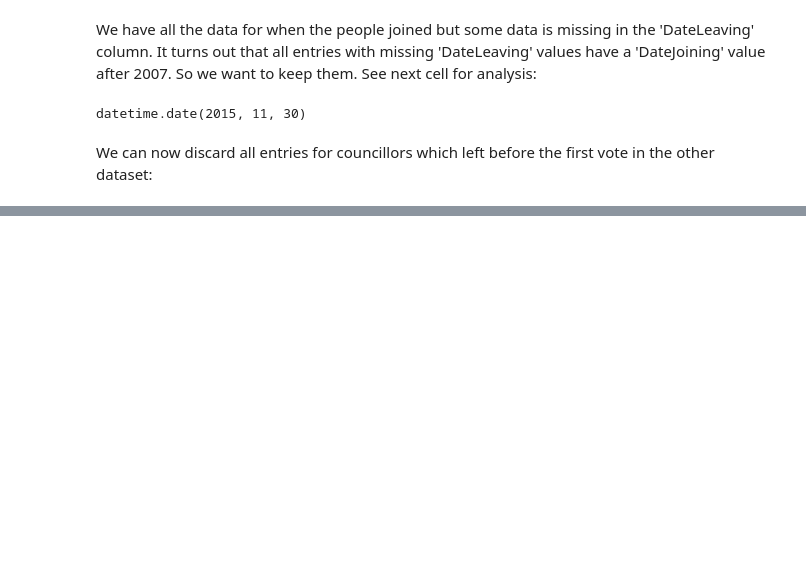
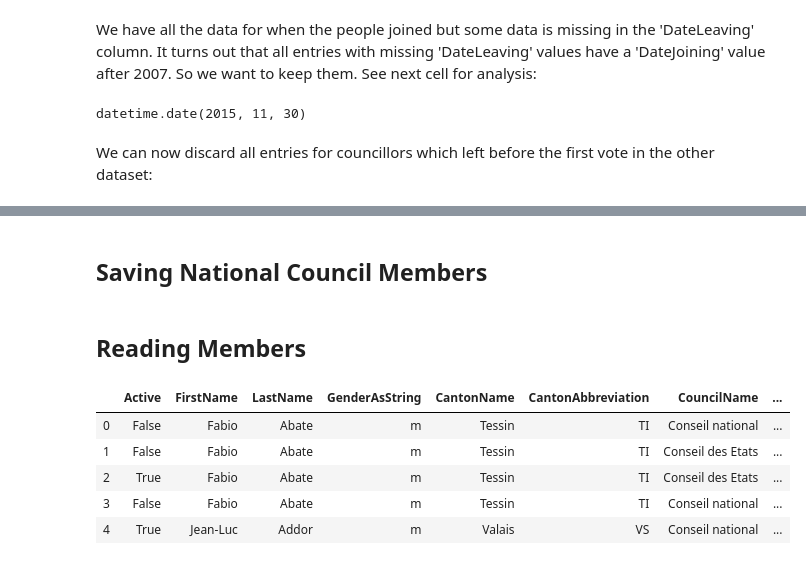
Before and after one commit to guarin/voting_behavior_analysis, a Jupyter notebook: src/data_cleaning.ipynb, the cells around one changed output, grey strips where cells are left out. Cells and saved outputs as stored; diff of their text form; code cells hidden in the pictures; blank space fills up the shorter version.

```diff
--- a/src/data_cleaning.ipynb
+++ b/src/data_cleaning.ipynb
@@ -248,2 +262,4 @@ members = source_members[did_not_leave | left_after_first_vote]
 # %%
 members.to_csv(GENERATED_FOLDER + 'members.csv', index=False)
+# %% [markdown]
+## Saving National Council Members
@@ -250,3 +268,5 @@ members.to_csv(GENERATED_FOLDER + 'members.csv', index=False)
+# %% [markdown]
+## Reading Members
 # %%
 MEMBERS_DTYPES = {
     'Active': np.bool,
@@ -270,6 +290,18 @@ MEMBERS_DTYPES = {
 
 MEMBERS_DATE_COLUMNS = ['DateJoining', 'DateLeaving', 'DateOfBirth', 'DateOfDeath']
 # %%
-members = pd.read_csv(GENERATED_FOLDER + 'members.csv', parse_dates=MEMBERS_DATE_COLUMNS)
-for column in MEMBERS_DATE_COLUMNS:
-    members[column] = members[column].dt.date
+def read_members_like(name):
+    df = pd.read_csv(GENERATED_FOLDER + name, parse_dates=MEMBERS_DATE_COLUMNS)
+    for column in MEMBERS_DATE_COLUMNS:
+        df[column] = df[column].dt.date
+    return df
+# %%
+members = read_members_like('members.csv')
+members.head()
+# %% [output]
+|  | Active | FirstName | LastName | GenderAsString | CantonName | CantonAbbreviation | CouncilName | ... |
+| 0 | False | Fabio | Abate | m | Tessin | TI | Conseil national | ... |
+| 1 | False | Fabio | Abate | m | Tessin | TI | Conseil des Etats | ... |
+| 2 | True | Fabio | Abate | m | Tessin | TI | Conseil des Etats | ... |
+| 3 | False | Fabio | Abate | m | Tessin | TI | Conseil national | ... |
+| 4 | True | Jean-Luc | Addor | m | Valais | VS | Conseil national | ... |
```
Also changed, not shown: parts of 63 cells of this notebook, 3 other files.
